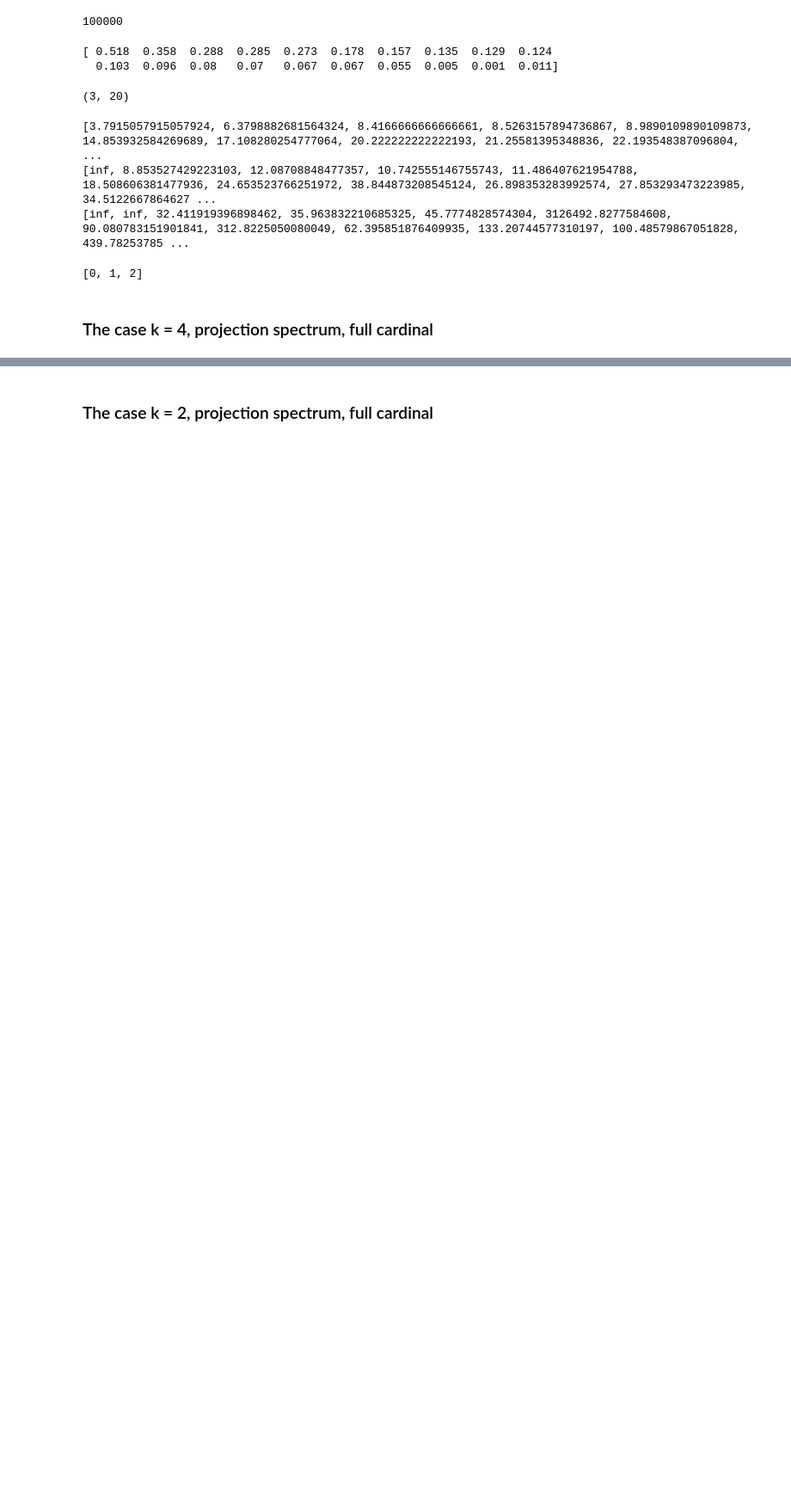
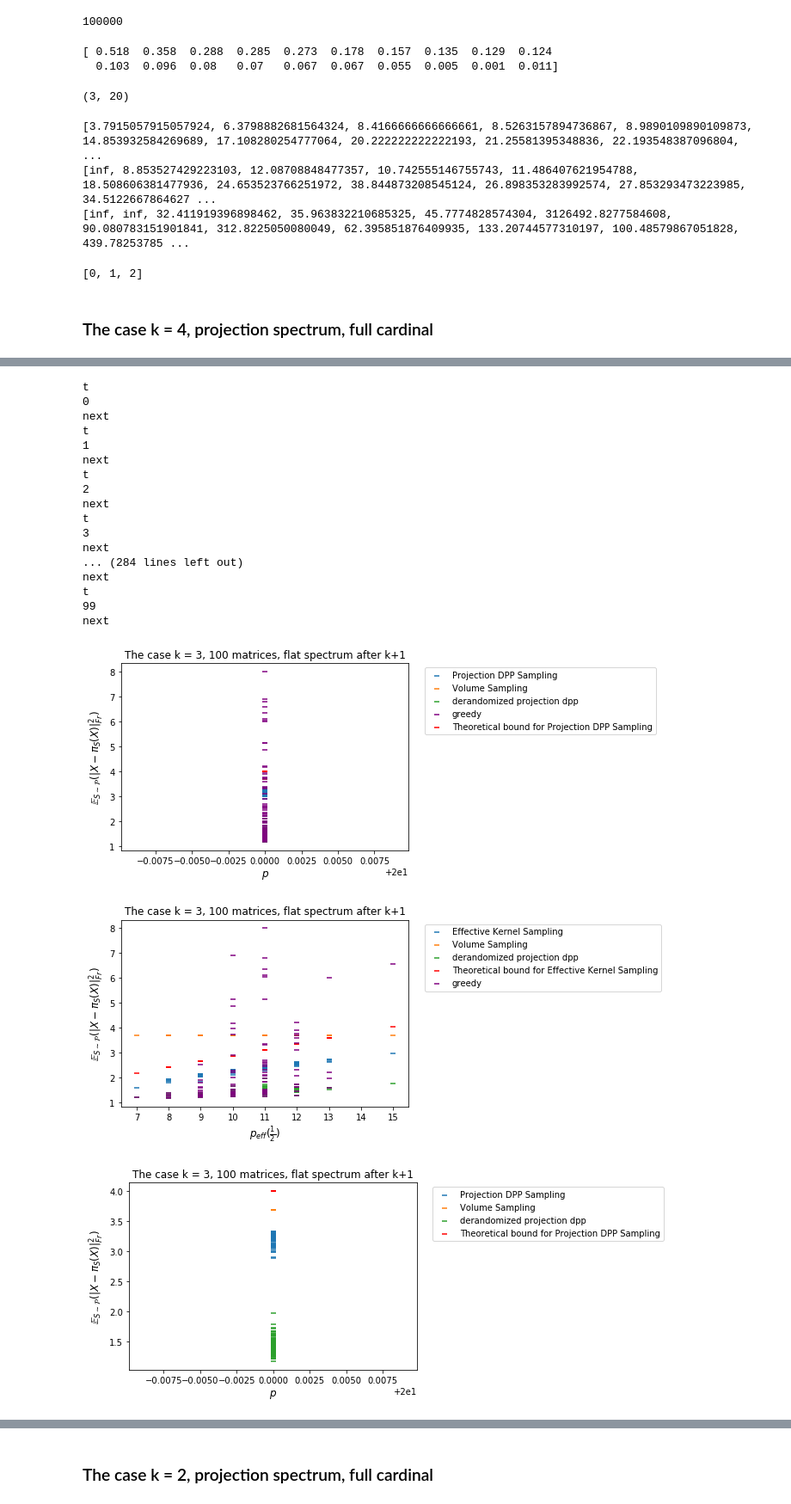
Before and after one commit to AyoubBelhadji/FrameBuilder, a Jupyter notebook: notebooks/Numerical_Analysis_Volume_Sampling_vs_Projection_DPP-Copy2.ipynb, the cells around one changed output, grey strips where cells are left out. Shown at 86% size. Cells and saved outputs as stored; diff of their text form; code cells hidden in the pictures; blank space fills up the shorter version.

```diff
--- a/notebooks/Numerical_Analysis_Volume_Sampling_vs_Projection_DPP-Copy2.ipynb
+++ b/notebooks/Numerical_Analysis_Volume_Sampling_vs_Projection_DPP-Copy2.ipynb
@@ -1030,0 +1132,23 @@ derandomization_projection_DPP(multi_Q_1,3,20)
+# %%
+plot_results_of_multi_experiments(100,3,cov_2_k_3,static_list_2)
+# %% [output]
+t
+0
+next
+t
+1
+next
+t
+2
+next
+t
+3
+next
+... (284 lines left out)
+next
+t
+99
+next
+[figure, added]
+[figure, added]
+[figure, added]
```
Also changed, not shown: parts of 18 cells of this notebook.
